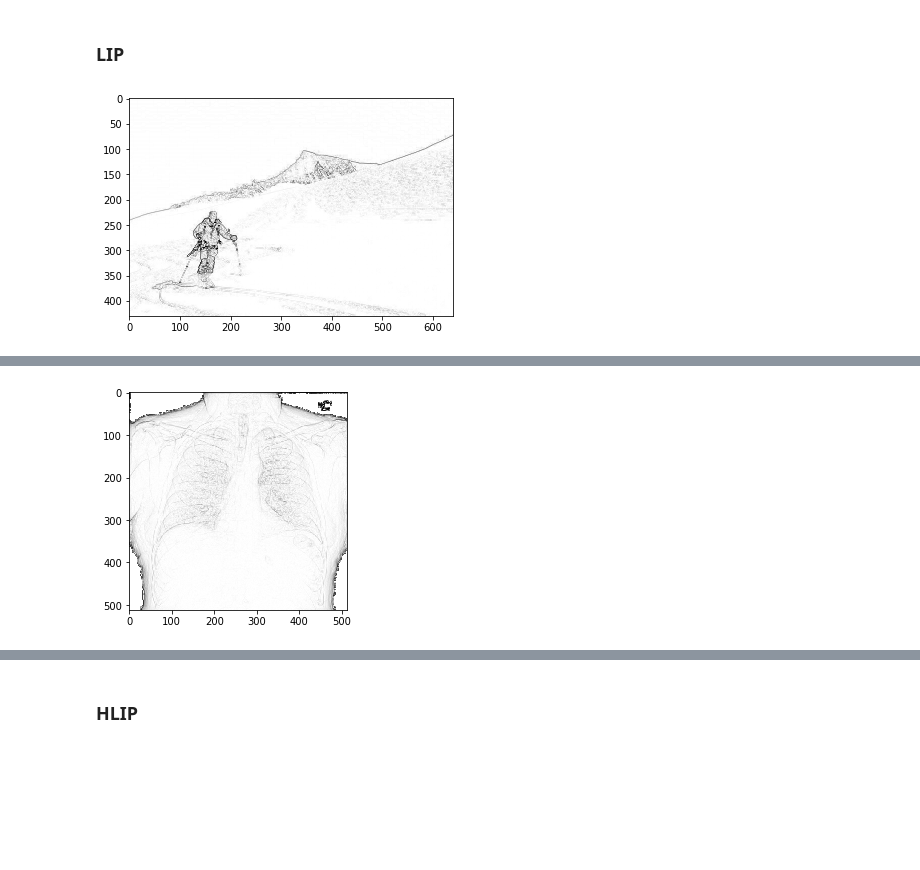
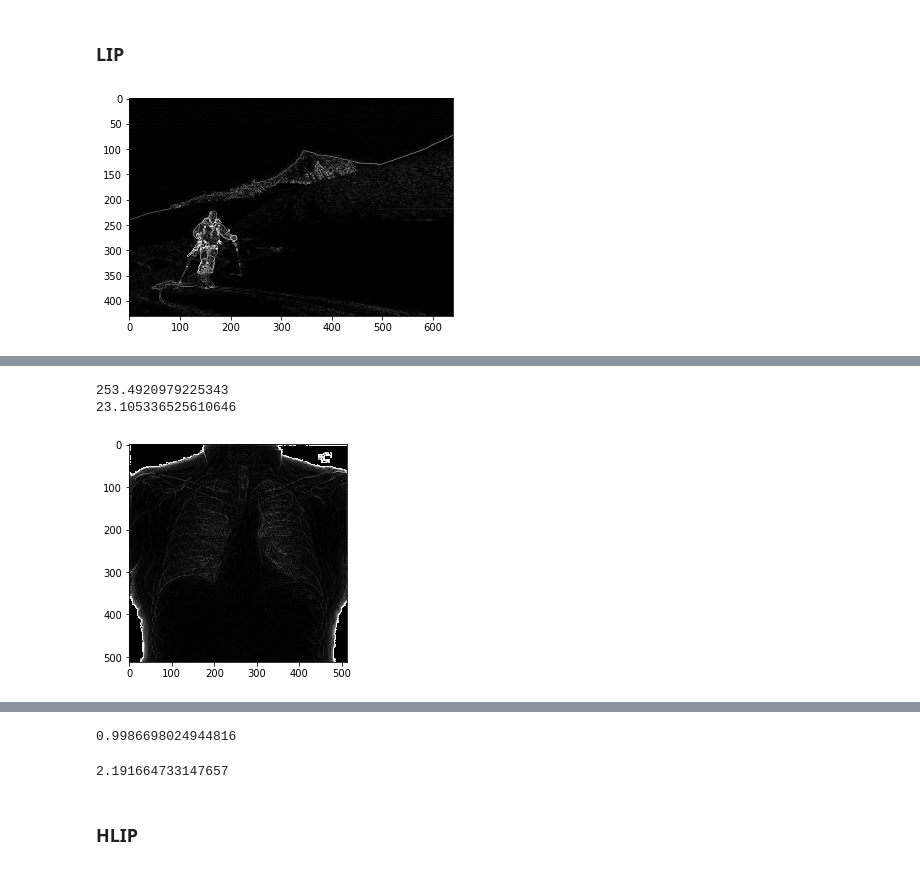
Before and after one commit to CTS-crypto/Logarithmic-Image-Processing, a Jupyter notebook: logimg/filter_scharr.ipynb, the cells around one changed output, grey strips where cells are left out. Drawn from its saved outputs; the diff is of its cells as text; code cells hidden in the pictures; blank space fills up the shorter version.

```diff
--- a/logimg/filter_scharr.ipynb
+++ b/logimg/filter_scharr.ipynb
@@ -44,20 +64,32 @@ plt.show()
 # %%
 js=LIPSpace()
 
 ja=js.equation(js.gray_tone(a))
 
-sja=js.inverse_gray_tone(js.inverse_equation(scharr(ja)))
+sja=js.M-js.inverse_gray_tone(js.inverse_equation(scharr(ja)))
 
 plt.imshow(sja,cmap='gray',interpolation='nearest')
 plt.show()
 
+io.imsave('x.jpg',sja)
+
+print(np.max(sja))
+
+print(emee(sja,1,5,5,0.5))
+
 js2=LIPSpace(1)
 
-jb=js.equation(js.gray_tone(b))
+jb=js2.equation(js2.gray_tone(b))
 
-sjb=js.inverse_gray_tone(js.inverse_equation(scharr(jb)))
+sjb=js2.M-js2.inverse_gray_tone(js2.inverse_equation(scharr(jb)))
 
 plt.imshow(sjb,cmap='gray',interpolation='nearest')
 plt.show()
+
+print(np.max(sjb))
+
+io.imsave('b.jpg',sjb)
+
+emee(sjb,1,4,4,0.05)
 # %% [output]
-[figure, old version]
+[figure, new version]
@@ -64 +97,3 @@ plt.show()
+253.4920979225343
+23.105336525610646
-[figure, old version]
+[figure, new version]
@@ -65,3 +101,5 @@ plt.show()
+0.9986698024944816
+2.191664733147657
 # %% [markdown]
 ### HLIP
 # %%
```
Also changed, not shown: parts of 5 cells of this notebook, 44 other files.
